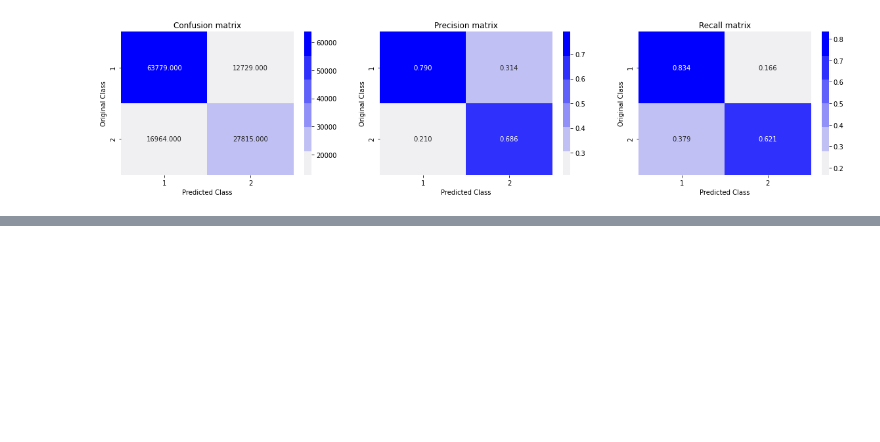
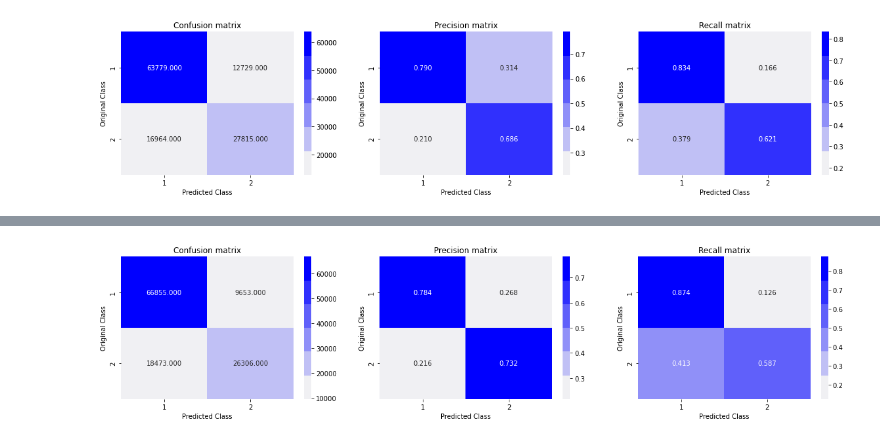
Before and after one commit to shivanshupc/Quora_questions, a Jupyter notebook: Quora_question_pair.ipynb, the cells around one changed output, grey strips where cells are left out. Drawn from its saved outputs; the diff is of its cells as text; code cells hidden in the pictures; blank space fills up the shorter version.

```diff
--- a/Quora_question_pair.ipynb
+++ b/Quora_question_pair.ipynb
@@ -812,0 +852,6 @@ plot_confusion_matrix(y_test,y_pred)
+# %%
+y_pred = clf.predict(X_test)
+# %%
+plot_confusion_matrix(y_test,y_pred)
+# %% [output]
+[figure, added]
```
Also changed, not shown: parts of 9 cells of this notebook.
